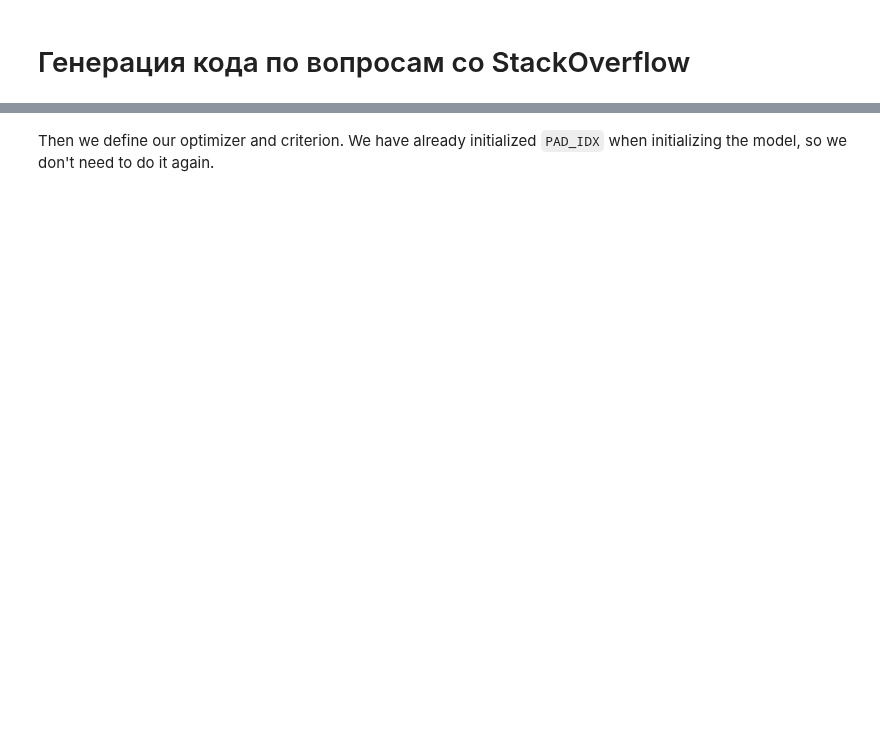
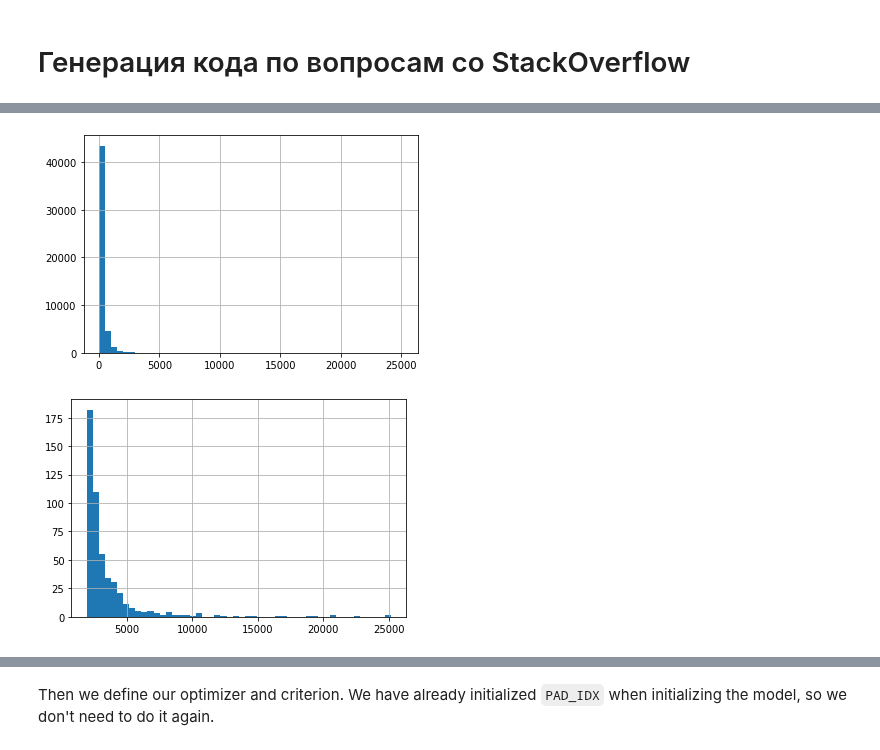
Before and after one commit to wisoffe/Courses, a Jupyter notebook: Stepik. Neural networks and NLP/stepik-nn-and-nlp 5.5.final-hw1 (seq2seq-stackovf).ipynb, the cells around one changed output, grey strips where cells are left out. Cells and saved outputs as stored; diff of their text form; code cells hidden in the pictures; blank space fills up the shorter version.

```diff
--- a/Stepik. Neural networks and NLP/stepik-nn-and-nlp 5.5.final-hw1 (seq2seq-stackovf).ipynb
+++ b/Stepik. Neural networks and NLP/stepik-nn-and-nlp 5.5.final-hw1 (seq2seq-stackovf).ipynb
@@ -401,0 +868,9 @@ class Seq2Seq(nn.Module):
+# %%
+pd_test.snippet.str.len().hist(bins=50)
+plt.show()
+mask = pd_test.snippet.str.len() > pd_test.snippet.str.len().quantile(0.99)
+pd_test.snippet[mask].str.len().hist(bins=50)
+plt.show()
+# %% [output]
+[figure, added]
+[figure, added]
```
Also changed, not shown: parts of 76 cells of this notebook.
